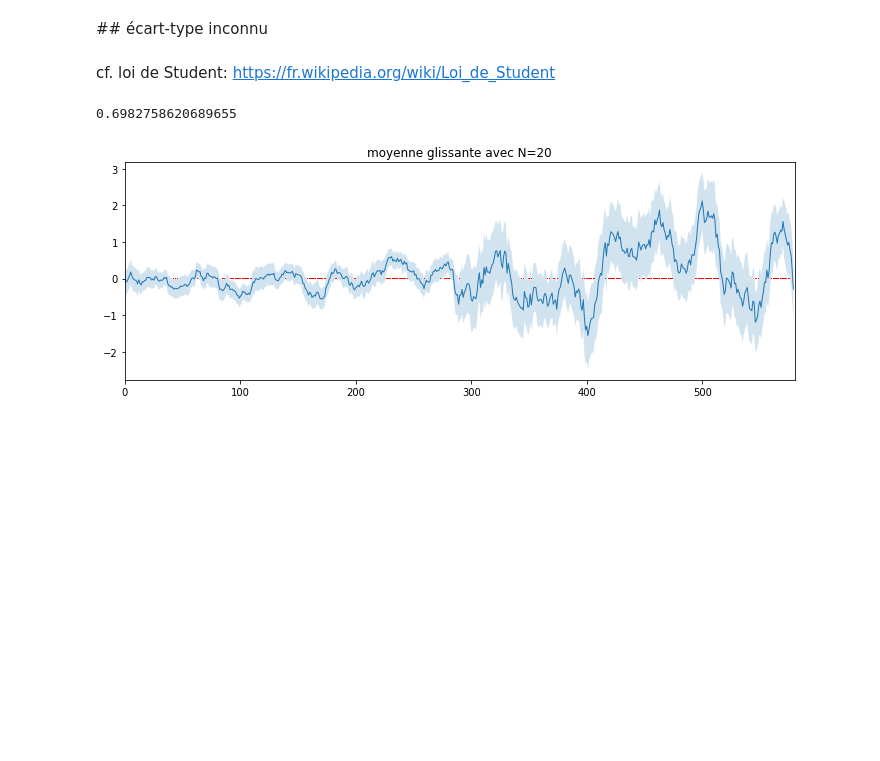
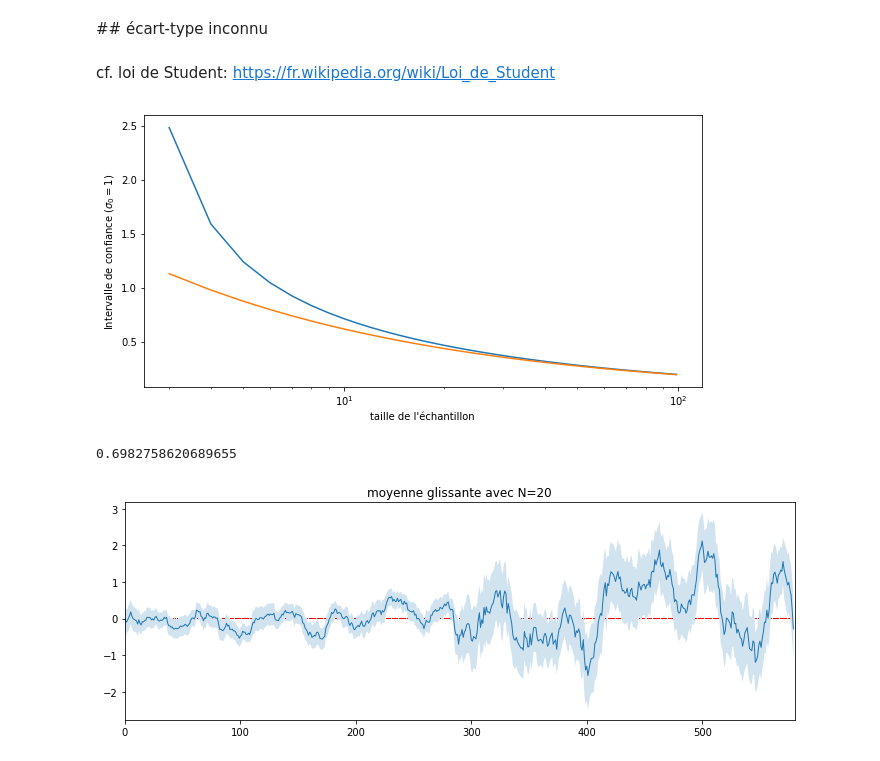
Before and after one commit to xdze2/xdze2.github.io-src, a Jupyter notebook: content/statistiques/confiance.ipynb, the cells around one changed output. Cells and saved outputs as stored; diff of their text form; code cells hidden in the pictures; blank space fills up the shorter version.

```diff
--- a/content/statistiques/confiance.ipynb
+++ b/content/statistiques/confiance.ipynb
@@ -88,6 +106,22 @@ Dans ce cas l'écart-type des mesures est connu. En pratique, ce n'est pas force
 ## écart-type inconnu
 # %% [markdown]
 cf. loi de Student: https://fr.wikipedia.org/wiki/Loi_de_Student
+# %%
+from scipy.stats import t as student
+n_span = np.array( range(3, 100) )
+alpha = .05
+t_student =  student.ppf( 1-.5*alpha, n_span-1 )
+
+P = 1-alpha
+t_norm = -norm.ppf( (1-P)/2 , loc=0, scale=1 )
+
+plt.figure( figsize=(10, 5));
+plt.semilogx( n_span, t_student/np.sqrt( n_span ) );
+plt.semilogx( n_span, t_norm*np.ones( np.size(n_span) )/np.sqrt( n_span ) );
+plt.xlabel("taille de l'échantillon");
+plt.ylabel(u"Intervalle de confiance ($\sigma_0=1$)");
+# %% [output]
+[figure, added]
 # %%
 def ecarttypeGlissant( X, n):
     s = [ np.std( X[i:i+n] ) for i in range( len(X)-n ) ]
```
Also changed, not shown: parts of 4 cells of this notebook, 21 other files.
